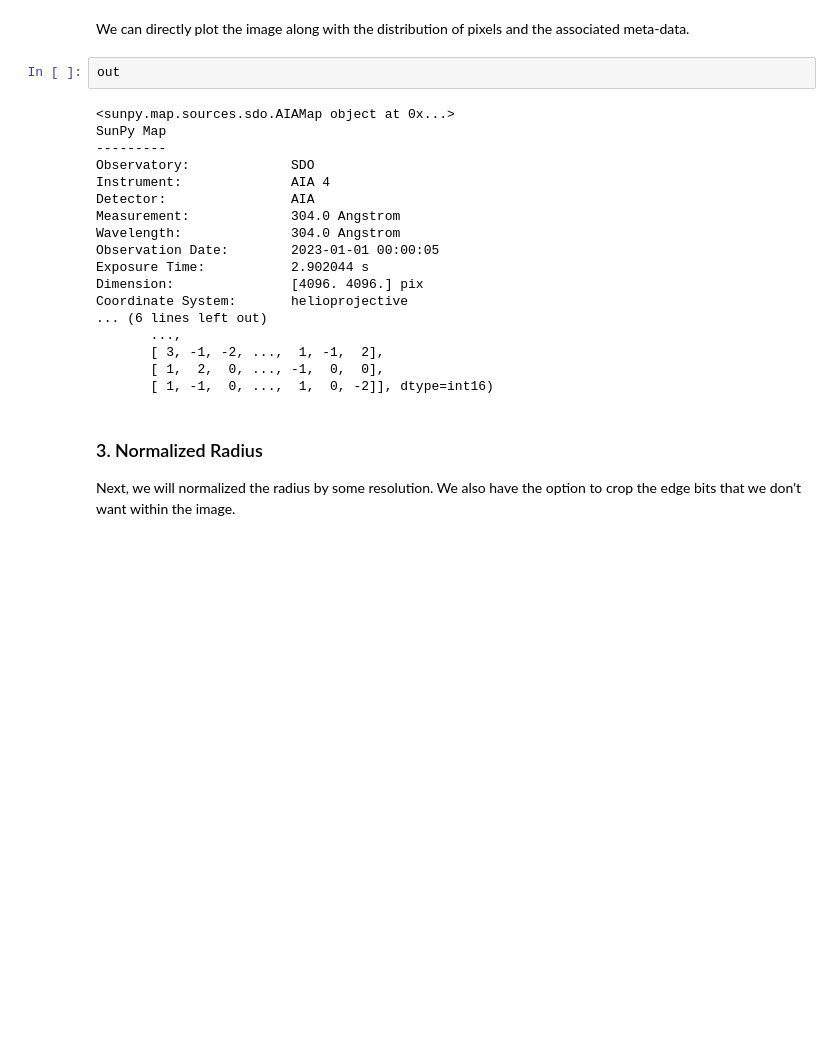
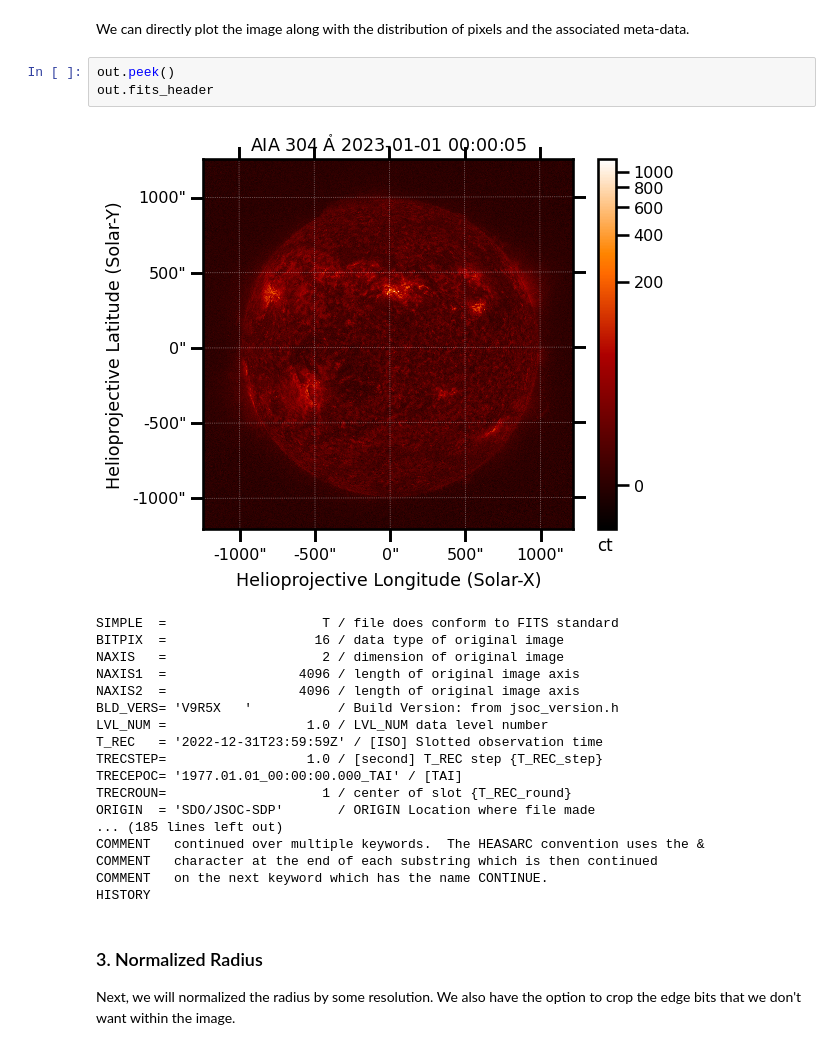
Before and after one commit to spaceml-org/helio_tools, a Jupyter notebook: notebooks/1.1_preprocessing_sdo.ipynb, the cells around one changed output. Saved outputs shown, nothing was run; the diff lists cells and outputs as text; blank space fills up the shorter version.

```diff
--- a/notebooks/1.1_preprocessing_sdo.ipynb
+++ b/notebooks/1.1_preprocessing_sdo.ipynb
@@ -90,25 +68,27 @@ out: Map = fn1(demo_file)
 # %% [markdown]
 We can directly plot the image along with the distribution of pixels and the associated meta-data.
 # %%
-out
+out.peek()
+out.fits_header
 # %% [output]
+[figure, added]
-<sunpy.map.sources.sdo.AIAMap object at 0x...>
-SunPy Map
----------
-Observatory:             SDO
-Instrument:              AIA 4
-Detector:                AIA
-Measurement:             304.0 Angstrom
-Wavelength:              304.0 Angstrom
-Observation Date:        2023-01-01 00:00:05
-Exposure Time:           2.902044 s
-Dimension:               [4096. 4096.] pix
-Coordinate System:       helioprojective
-... (6 lines left out)
-       ...,
-       [ 3, -1, -2, ...,  1, -1,  2],
-       [ 1,  2,  0, ..., -1,  0,  0],
-       [ 1, -1,  0, ...,  1,  0, -2]], dtype=int16)
+SIMPLE  =                    T / file does conform to FITS standard
+BITPIX  =                   16 / data type of original image
+NAXIS   =                    2 / dimension of original image
+NAXIS1  =                 4096 / length of original image axis
+NAXIS2  =                 4096 / length of original image axis
+BLD_VERS= 'V9R5X   '           / Build Version: from jsoc_version.h
+LVL_NUM =                  1.0 / LVL_NUM data level number
+T_REC   = '2022-12-31T23:59:59Z' / [ISO] Slotted observation time
+TRECSTEP=                  1.0 / [second] T_REC step {T_REC_step}
+TRECEPOC= '1977.01.01_00:00:00.000_TAI' / [TAI]
+TRECROUN=                    1 / center of slot {T_REC_round}
+ORIGIN  = 'SDO/JSOC-SDP'       / ORIGIN Location where file made
+... (185 lines left out)
+COMMENT   continued over multiple keywords.  The HEASARC convention uses the &
+COMMENT   character at the end of each substring which is then continued
+COMMENT   on the next keyword which has the name CONTINUE.
+HISTORY
 # %% [markdown]
 ### 3. Normalized Radius
 
```
Also changed, not shown: parts of 7 cells of this notebook, 5 other files.
